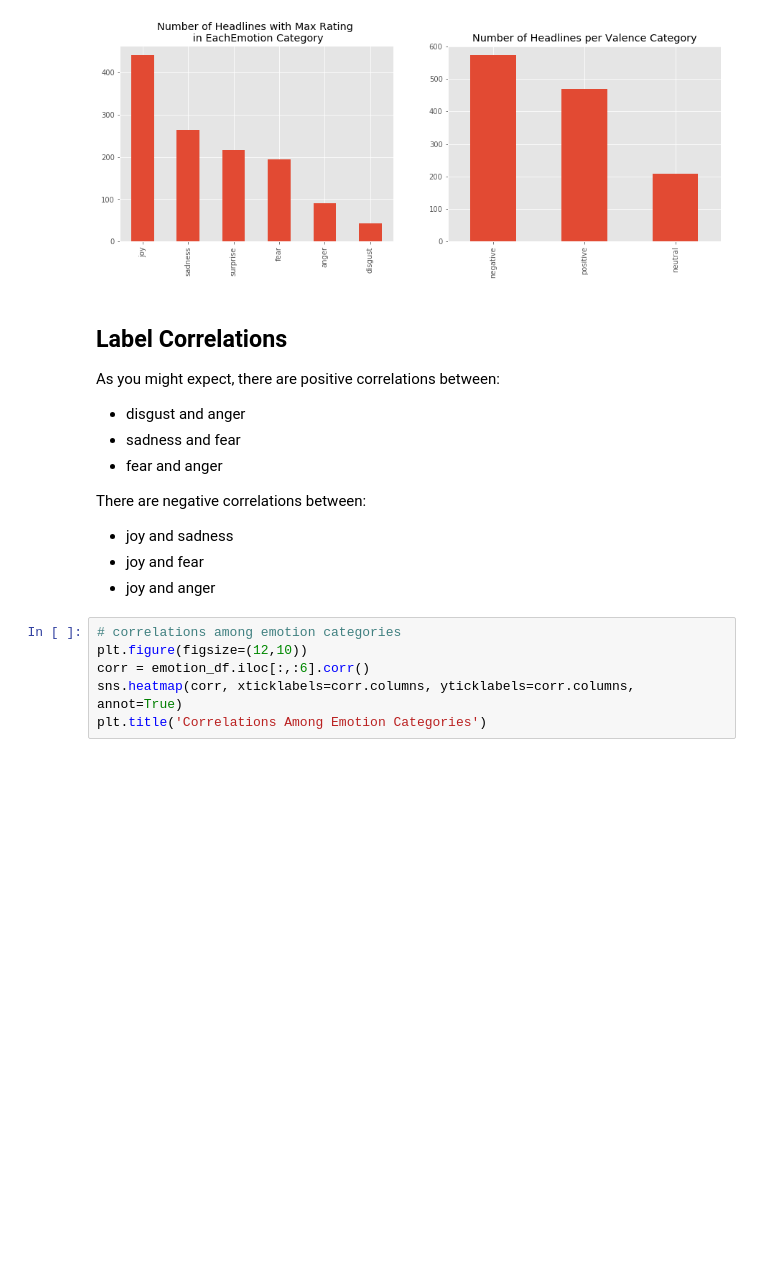
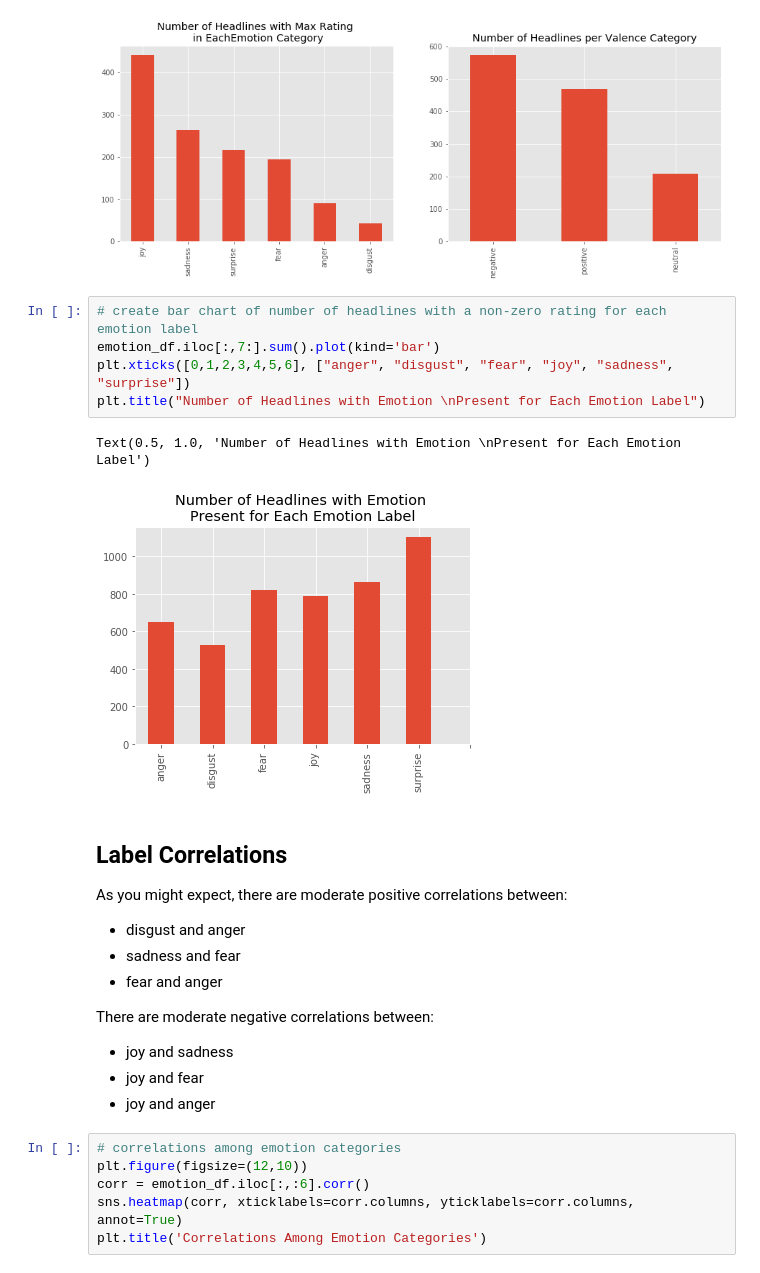
Before and after one commit to kemepley/Detecting_Emotions, a Jupyter notebook: Exploratory_Data_Analysis.ipynb, the cells around one changed output. Saved outputs shown, nothing was run; the diff lists cells and outputs as text; blank space fills up the shorter version.

```diff
--- a/Exploratory_Data_Analysis.ipynb
+++ b/Exploratory_Data_Analysis.ipynb
@@ -98,16 +98,24 @@ plt.title("Number of Headlines per Valence Category")
 # %% [output]
 Text(0.5, 1.0, 'Number of Headlines per Valence Category')
 [figure]
+# %%
+# create bar chart of number of headlines with a non-zero rating for each emotion label
+emotion_df.iloc[:,7:].sum().plot(kind='bar')
+plt.xticks([0,1,2,3,4,5,6], ["anger", "disgust", "fear", "joy", "sadness", "surprise"])
+plt.title("Number of Headlines with Emotion \nPresent for Each Emotion Label")
+# %% [output]
+Text(0.5, 1.0, 'Number of Headlines with Emotion \nPresent for Each Emotion Label')
+[figure, added]
 # %% [markdown]
 ## Label Correlations
 
-As you might expect, there are positive correlations between:
+As you might expect, there are moderate positive correlations between:
 
 * disgust and anger
 * sadness and fear
 * fear and anger
 
-There are negative correlations between:
+There are moderate negative correlations between:
 
 * joy and sadness
 * joy and fear
```
Also changed, not shown: parts of 29 cells of this notebook, 3 other files.
